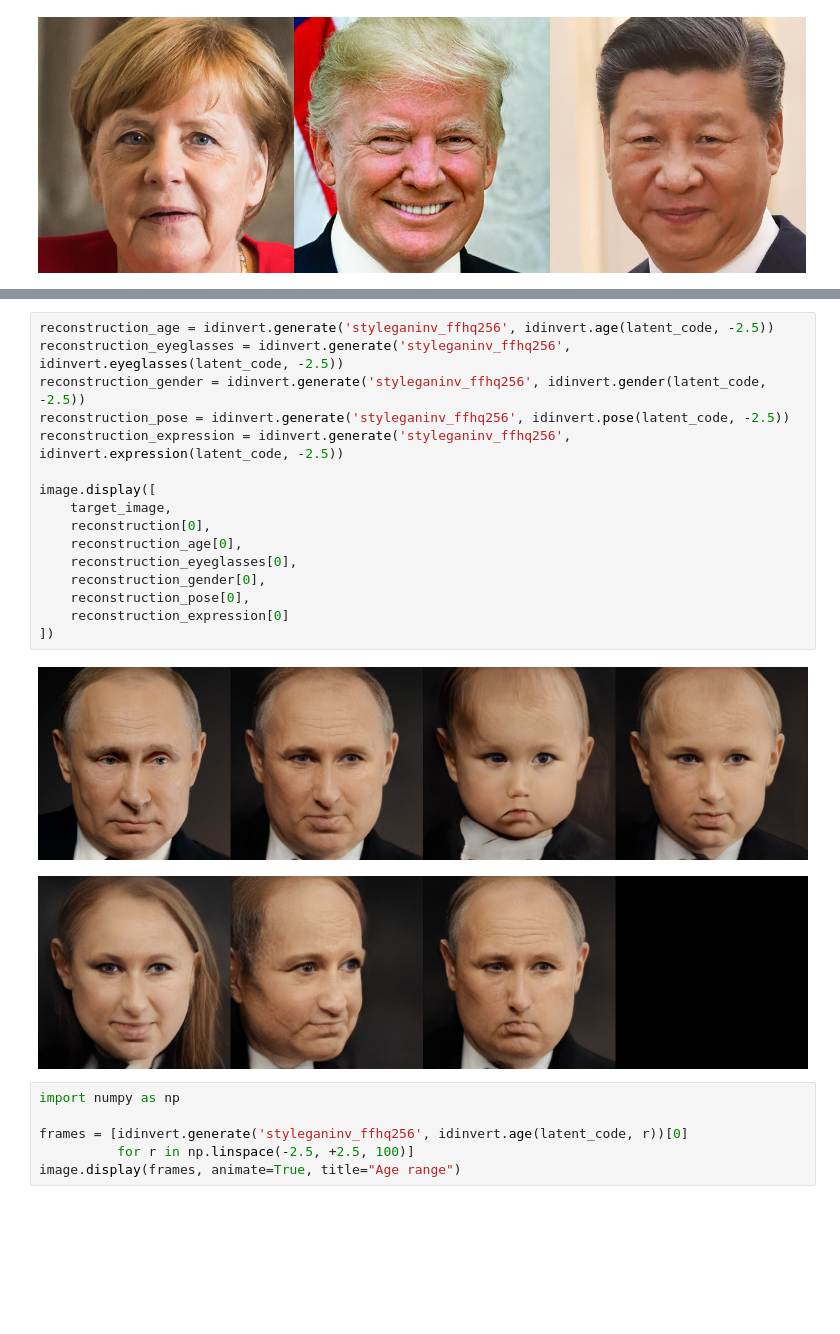
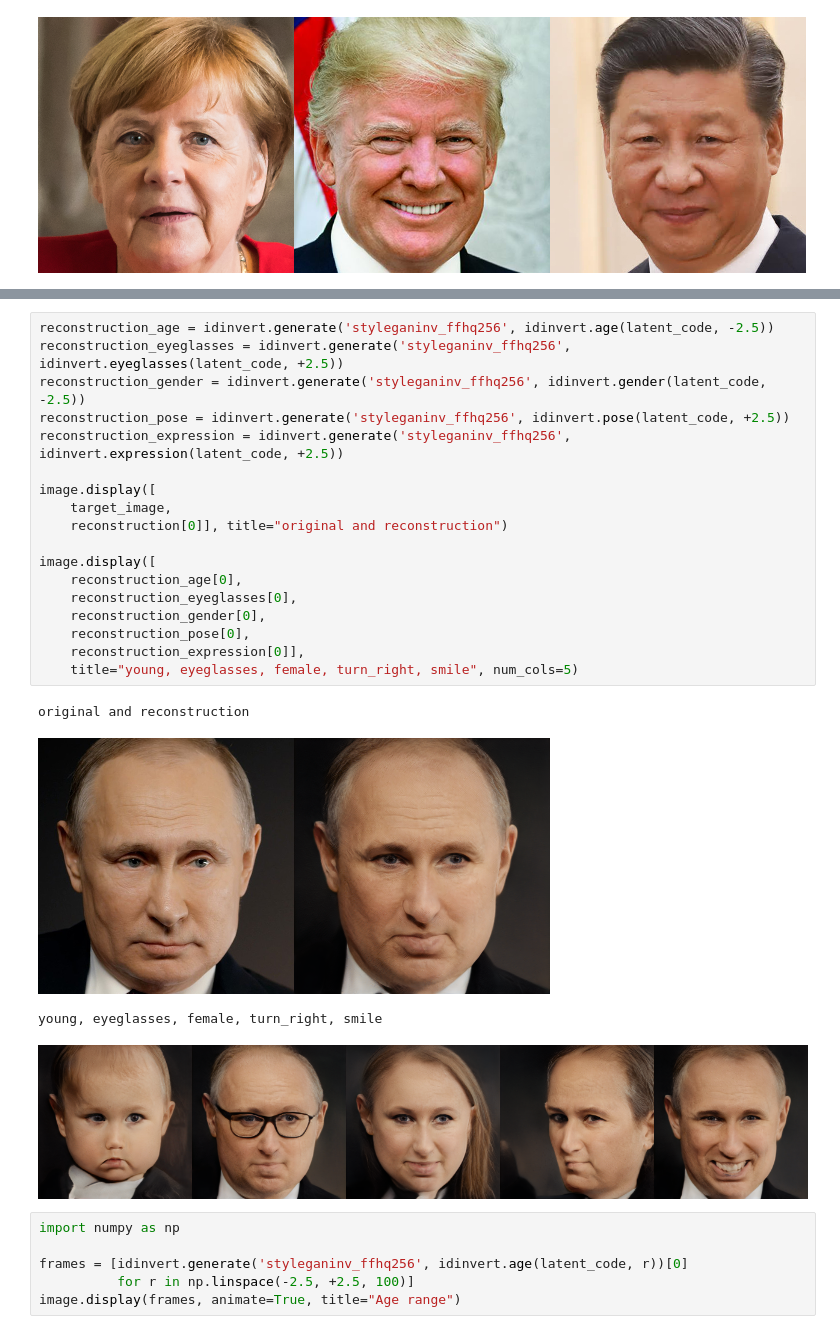
Before and after one commit to ml4a/ml4a, a Jupyter notebook: examples/models/idinvert.ipynb, the cells around one changed output, grey strips where cells are left out. Saved outputs shown, nothing was run; the diff lists cells and outputs as text; blank space fills up the shorter version.

Commit message:
fix idinvert with pre-trained models

```diff
--- a/examples/models/idinvert.ipynb
+++ b/examples/models/idinvert.ipynb
@@ -62,23 +62,27 @@ image.display(reconstruction)
 [figure]
 # %%
 reconstruction_age = idinvert.generate('styleganinv_ffhq256', idinvert.age(latent_code, -2.5))
-reconstruction_eyeglasses = idinvert.generate('styleganinv_ffhq256', idinvert.eyeglasses(latent_code, -2.5))
+reconstruction_eyeglasses = idinvert.generate('styleganinv_ffhq256', idinvert.eyeglasses(latent_code, +2.5))
 reconstruction_gender = idinvert.generate('styleganinv_ffhq256', idinvert.gender(latent_code, -2.5))
-reconstruction_pose = idinvert.generate('styleganinv_ffhq256', idinvert.pose(latent_code, -2.5))
-reconstruction_expression = idinvert.generate('styleganinv_ffhq256', idinvert.expression(latent_code, -2.5))
+reconstruction_pose = idinvert.generate('styleganinv_ffhq256', idinvert.pose(latent_code, +2.5))
+reconstruction_expression = idinvert.generate('styleganinv_ffhq256', idinvert.expression(latent_code, +2.5))
 
 image.display([
     target_image,
-    reconstruction[0],
+    reconstruction[0]], title="original and reconstruction")
+
+image.display([
     reconstruction_age[0],
     reconstruction_eyeglasses[0],
     reconstruction_gender[0],
     reconstruction_pose[0],
-    reconstruction_expression[0]
-])
+    reconstruction_expression[0]],
+    title="young, eyeglasses, female, turn_right, smile", num_cols=5)
 # %% [output]
+original and reconstruction
-[figure, old version]
+[figure, new version]
+young, eyeglasses, female, turn_right, smile
-[figure, old version]
+[figure, new version]
 # %%
 import numpy as np
 
```
Also changed, not shown: parts of 3 cells of this notebook.
